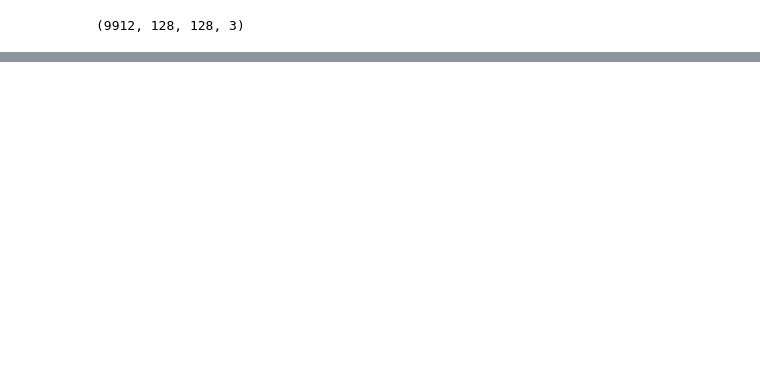
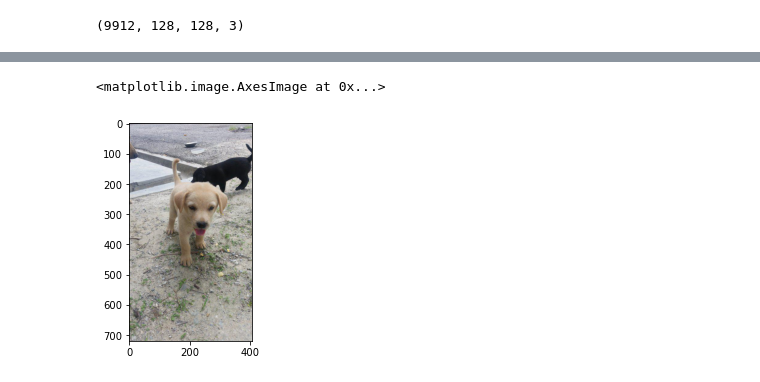
Before and after one commit to bartek3012/Pawpularity, a Jupyter notebook: Experiment.ipynb, the cells around one changed output, grey strips where cells are left out. Cells and saved outputs as stored; diff of their text form; code cells hidden in the pictures; blank space fills up the shorter version.

```diff
--- a/Experiment.ipynb
+++ b/Experiment.ipynb
@@ -75,3 +45,8 @@ plt.imshow(pictures[8])
+# %%
+plt.imshow(cv2.cvtColor(cv2.imread(f"Data/train/{df['Id'][0]}.jpg"), cv2.COLOR_BGR2RGB))
+# %% [output]
+<matplotlib.image.AxesImage at 0x...>
+[figure, added]
 # %%
 tf.random.set_seed(42)
 
```
Also changed, not shown: parts of 16 cells of this notebook.
